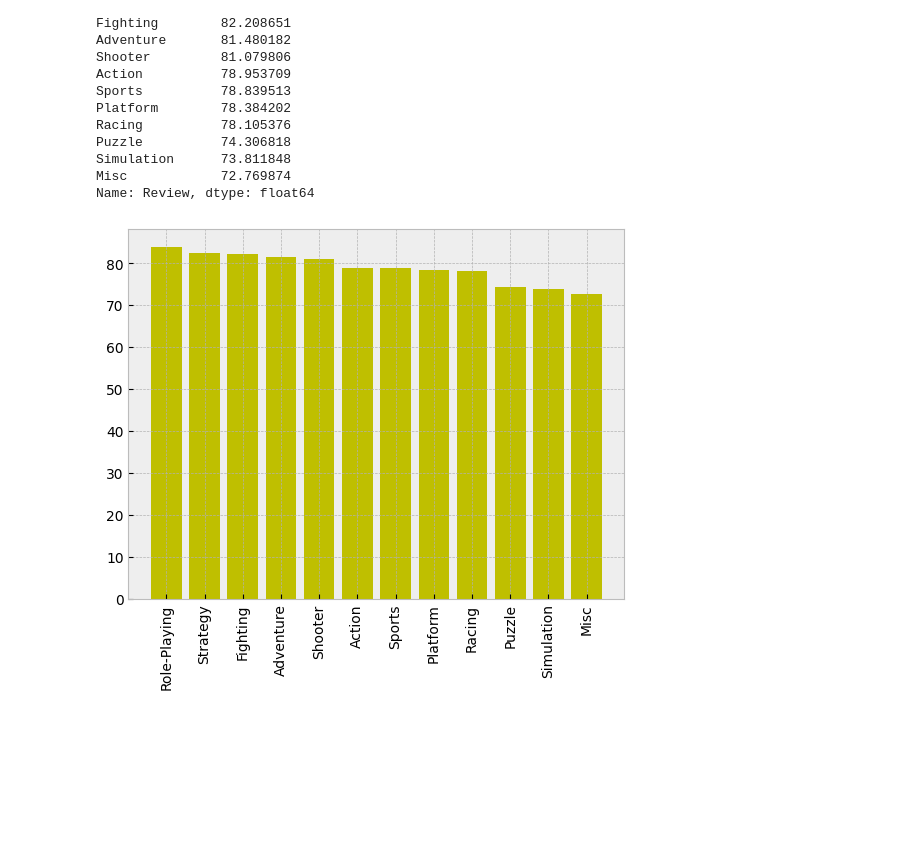
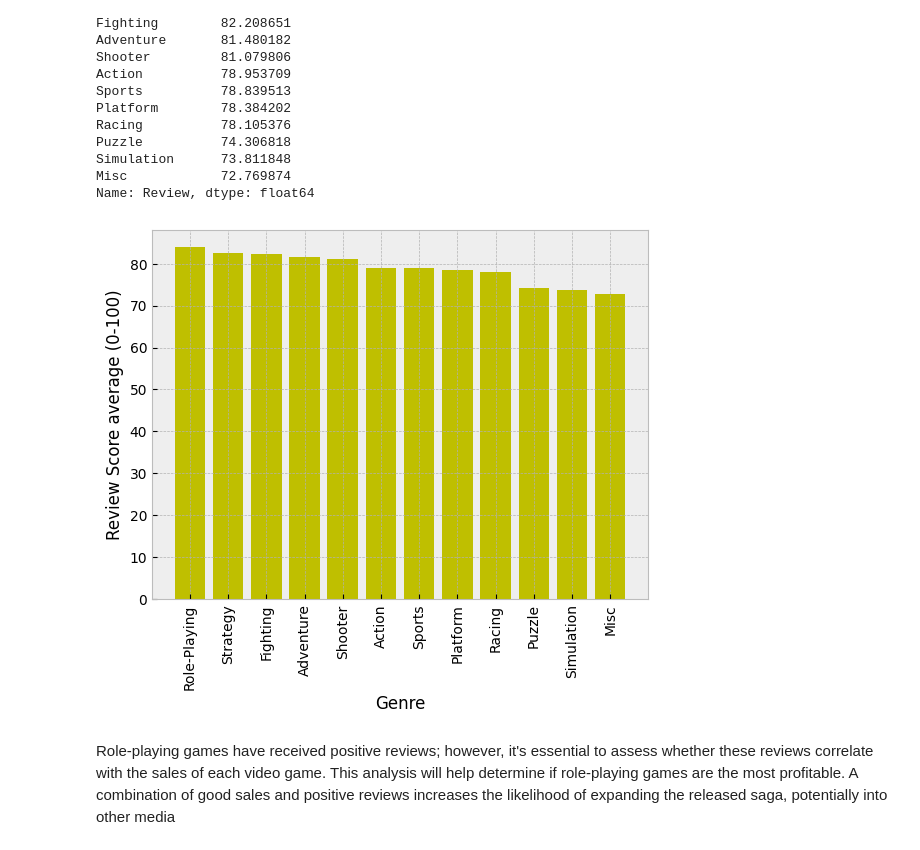
Before and after one commit to Jonkkeyler333/Jonkkeyler333-Video-Game-Opportunity, a Jupyter notebook: Main.ipynb, the cells around one changed output. Drawn from its saved outputs; the diff is of its cells as text; code cells hidden in the pictures; blank space fills up the shorter version.

```diff
--- a/Main.ipynb
+++ b/Main.ipynb
@@ -210,9 +210,13 @@ Name: Review, dtype: float64
 # %%
 plt.style.use('bmh')
 fig,ax=plt.subplots()
 ax.bar(best_review_genre.index,best_review_genre,color='y')
 ax.set_xticks(best_review_genre.index)
 ax.set_xticklabels(best_review_genre.index,rotation=90)
+ax.set_xlabel('Genre')
+ax.set_ylabel('Review Score average (0-100)')
 plt.show()
 # %% [output]
-[figure, old version]
+[figure, new version]
+# %% [markdown]
+Role-playing games have received positive reviews; however, it's essential to assess whether these reviews correlate with the sales of each video game. This analysis will help determine if role-playing games are the most profitable. A combination of good sales and positive reviews increases the likelihood of expanding the released saga, potentially into other media
```
